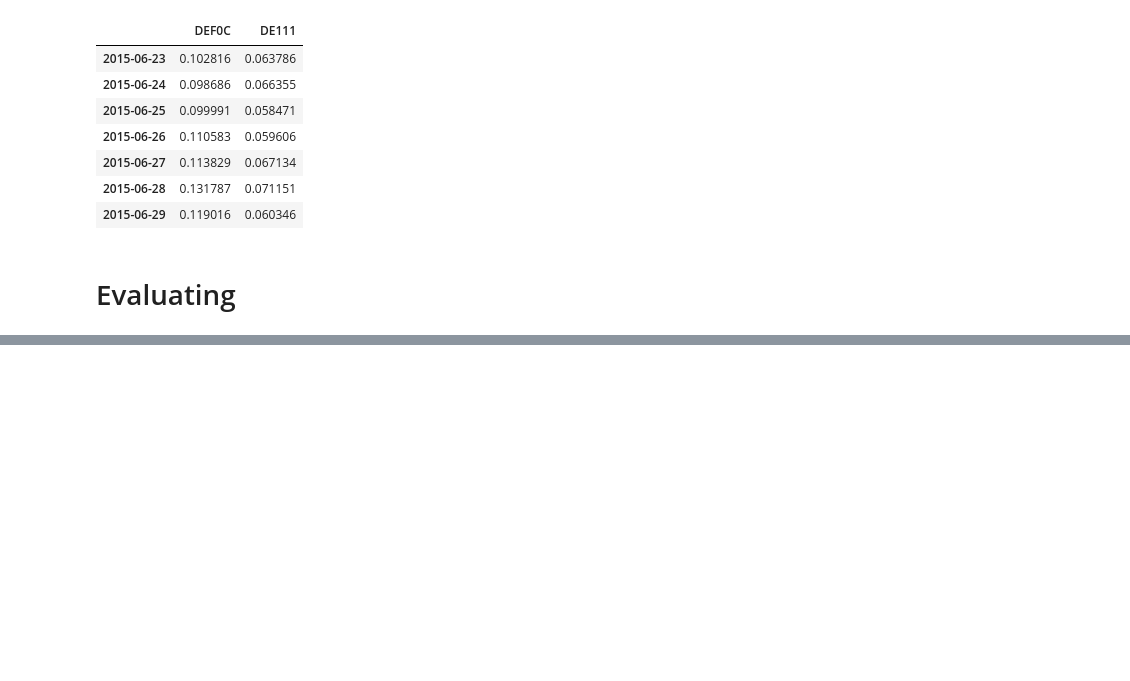
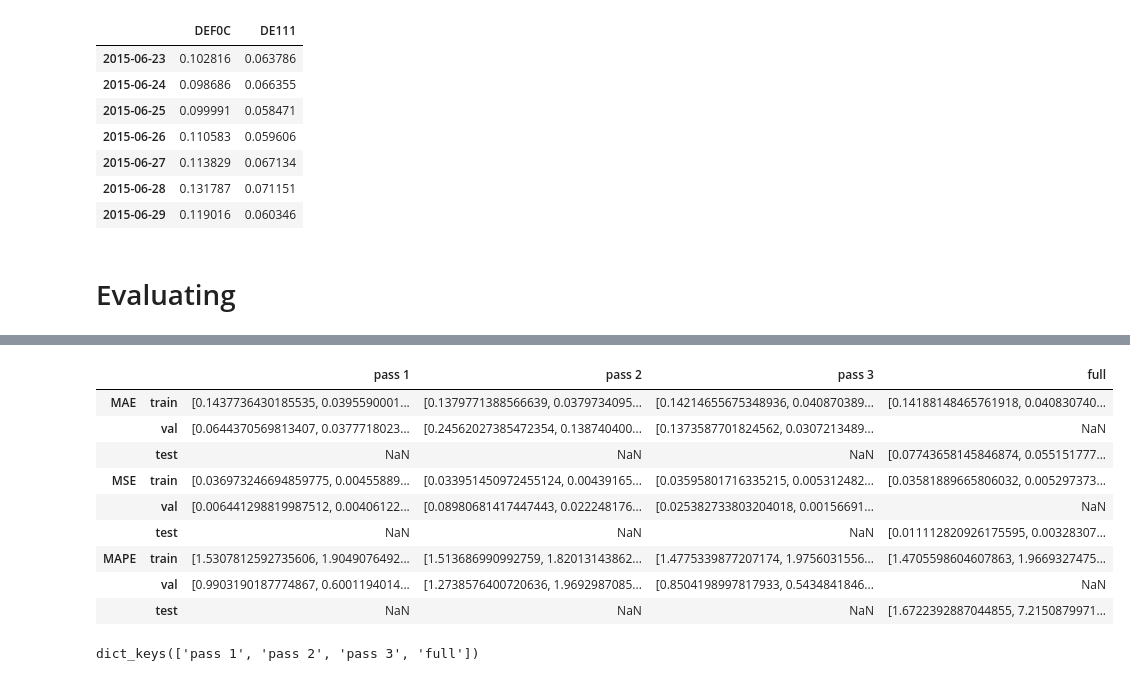
Before and after one commit to ArjunReddy07/wind-stf, a Jupyter notebook: prototyping/evaluate.ipynb, the cells around one changed output, grey strips where cells are left out. Drawn from its saved outputs; the diff is of its cells as text; code cells hidden in the pictures; blank space fills up the shorter version.

```diff
--- a/prototyping/evaluate.ipynb
+++ b/prototyping/evaluate.ipynb
@@ -179,0 +229,35 @@ mean_squared_error(y, y_hat, multioutput='raw_values') ** 0.5
+# %%
+scores_nodewise = pd.DataFrame(
+    data=None,
+    index=pd.MultiIndex.from_product([['MAE', 'MSE', 'MAPE'], ['train', 'val', 'test']]),
+    columns=model.keys()
+)
+
+for pass_id in list(model.keys()) + ['full']:
+    for cat in ['train', 'val', 'test']:
+        for metric in ['MSE', 'MAE', 'MAPE']:
+            try:
+                scores_nodewise.loc[(metric, cat), pass_id] = metrics_dict[metric](
+                        gtruth[pass_id][cat],
+                        preds[pass_id][cat],
+                        multioutput='raw_values',
+                )
+            except:
+                pass
+
+scores_nodewise
+# %% [output]
+|  |  | pass 1 | pass 2 | pass 3 | full |
+| MAE | train | [0.1437736430185535, 0.0395590001... | [0.1379771388566639, 0.0379734095... | [0.14214655675348936, 0.040870389... | [0.14188148465761918, 0.040830740... |
+|  | val | [0.0644370569813407, 0.0377718023... | [0.24562027385472354, 0.138740400... | [0.1373587701824562, 0.0307213489... | NaN |
+|  | test | NaN | NaN | NaN | [0.07743658145846874, 0.055151777... |
+| MSE | train | [0.036973246694859775, 0.00455889... | [0.033951450972455124, 0.00439165... | [0.03595801716335215, 0.005312482... | [0.03581889665806032, 0.005297373... |
+|  | val | [0.006441298819987512, 0.00406122... | [0.08980681417447443, 0.022248176... | [0.025382733803204018, 0.00156691... | NaN |
+|  | test | NaN | NaN | NaN | [0.011112820926175595, 0.00328307... |
+| MAPE | train | [1.5307812592735606, 1.9049076492... | [1.513686990992759, 1.82013143862... | [1.4775339877207174, 1.9756031556... | [1.4705598604607863, 1.9669327475... |
+|  | val | [0.9903190187774867, 0.6001194014... | [1.2738576400720636, 1.9692987085... | [0.8504198997817933, 0.5434841846... | NaN |
+|  | test | NaN | NaN | NaN | [1.6722392887044855, 7.2150879971... |
+# %%
+preds.keys()
+# %% [output]
+dict_keys(['pass 1', 'pass 2', 'pass 3', 'full'])
```
Also changed, not shown: parts of 18 cells of this notebook, 4 other files.
